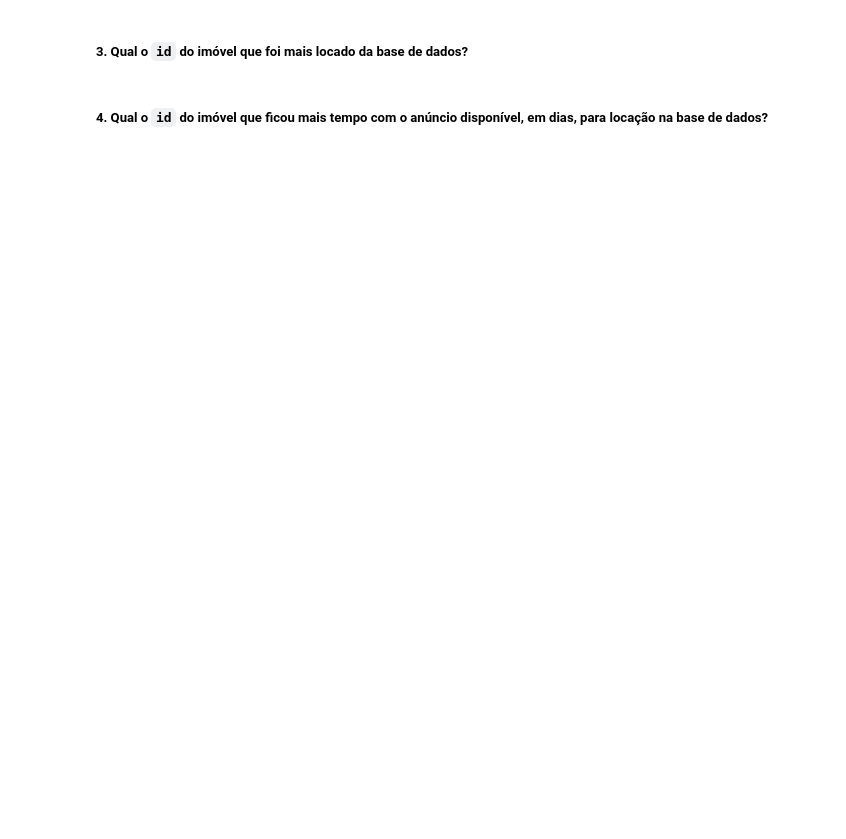
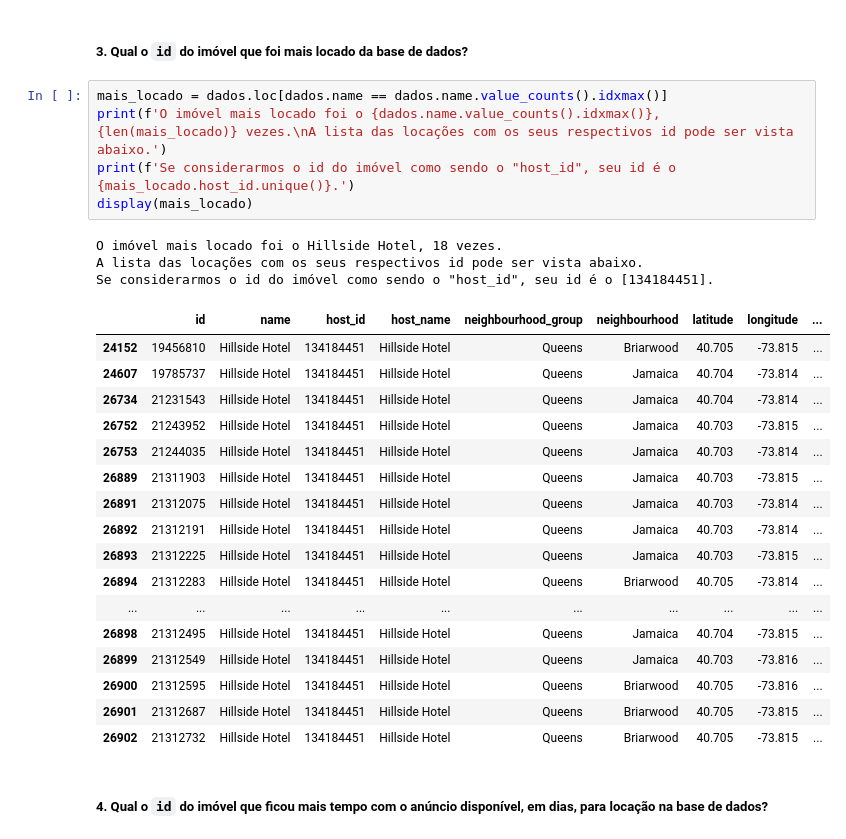
Before and after one commit to Daniel-ASG/CDS_projetos_finais, a Jupyter notebook: projeto_final_certificacao_aluno.ipynb, the cells around one changed output. Cells and saved outputs as stored; diff of their text form; blank space fills up the shorter version.

```diff
--- a/projeto_final_certificacao_aluno.ipynb
+++ b/projeto_final_certificacao_aluno.ipynb
@@ -322,4 +466,30 @@ Image('img/regions_nyc.jpg')
 # %% [markdown]
 ##### 3. Qual o `id`  do imóvel que foi mais locado da base de dados?
+# %%
+mais_locado = dados.loc[dados.name == dados.name.value_counts().idxmax()]
+print(f'O imóvel mais locado foi o {dados.name.value_counts().idxmax()}, {len(mais_locado)} vezes.\nA lista das locações com os seus respectivos id pode ser vista abaixo.')
+print(f'Se considerarmos o id do imóvel como sendo o "host_id", seu id é o {mais_locado.host_id.unique()}.')
+display(mais_locado)
+# %% [output]
+O imóvel mais locado foi o Hillside Hotel, 18 vezes.
+A lista das locações com os seus respectivos id pode ser vista abaixo.
+Se considerarmos o id do imóvel como sendo o "host_id", seu id é o [134184451].
+|  | id | name | host_id | host_name | neighbourhood_group | neighbourhood | latitude | longitude | ... |
+| 24152 | 19456810 | Hillside Hotel | 134184451 | Hillside Hotel | Queens | Briarwood | 40.705 | -73.815 | ... |
+| 24607 | 19785737 | Hillside Hotel | 134184451 | Hillside Hotel | Queens | Jamaica | 40.704 | -73.814 | ... |
+| 26734 | 21231543 | Hillside Hotel | 134184451 | Hillside Hotel | Queens | Jamaica | 40.704 | -73.814 | ... |
+| 26752 | 21243952 | Hillside Hotel | 134184451 | Hillside Hotel | Queens | Jamaica | 40.703 | -73.815 | ... |
+| 26753 | 21244035 | Hillside Hotel | 134184451 | Hillside Hotel | Queens | Jamaica | 40.703 | -73.814 | ... |
+| 26889 | 21311903 | Hillside Hotel | 134184451 | Hillside Hotel | Queens | Jamaica | 40.703 | -73.815 | ... |
+| 26891 | 21312075 | Hillside Hotel | 134184451 | Hillside Hotel | Queens | Jamaica | 40.703 | -73.814 | ... |
+| 26892 | 21312191 | Hillside Hotel | 134184451 | Hillside Hotel | Queens | Jamaica | 40.703 | -73.814 | ... |
+| 26893 | 21312225 | Hillside Hotel | 134184451 | Hillside Hotel | Queens | Jamaica | 40.703 | -73.815 | ... |
+| 26894 | 21312283 | Hillside Hotel | 134184451 | Hillside Hotel | Queens | Briarwood | 40.705 | -73.814 | ... |
+| ... | ... | ... | ... | ... | ... | ... | ... | ... | ... |
+| 26898 | 21312495 | Hillside Hotel | 134184451 | Hillside Hotel | Queens | Jamaica | 40.704 | -73.815 | ... |
+| 26899 | 21312549 | Hillside Hotel | 134184451 | Hillside Hotel | Queens | Jamaica | 40.703 | -73.816 | ... |
+| 26900 | 21312595 | Hillside Hotel | 134184451 | Hillside Hotel | Queens | Briarwood | 40.705 | -73.816 | ... |
+| 26901 | 21312687 | Hillside Hotel | 134184451 | Hillside Hotel | Queens | Briarwood | 40.705 | -73.815 | ... |
+| 26902 | 21312732 | Hillside Hotel | 134184451 | Hillside Hotel | Queens | Briarwood | 40.705 | -73.815 | ... |
 # %% [markdown]
 ##### 4. Qual o `id`  do imóvel que ficou mais tempo com o anúncio disponível, em dias, para locação na base de dados?
```
Also changed, not shown: parts of 23 cells of this notebook.
